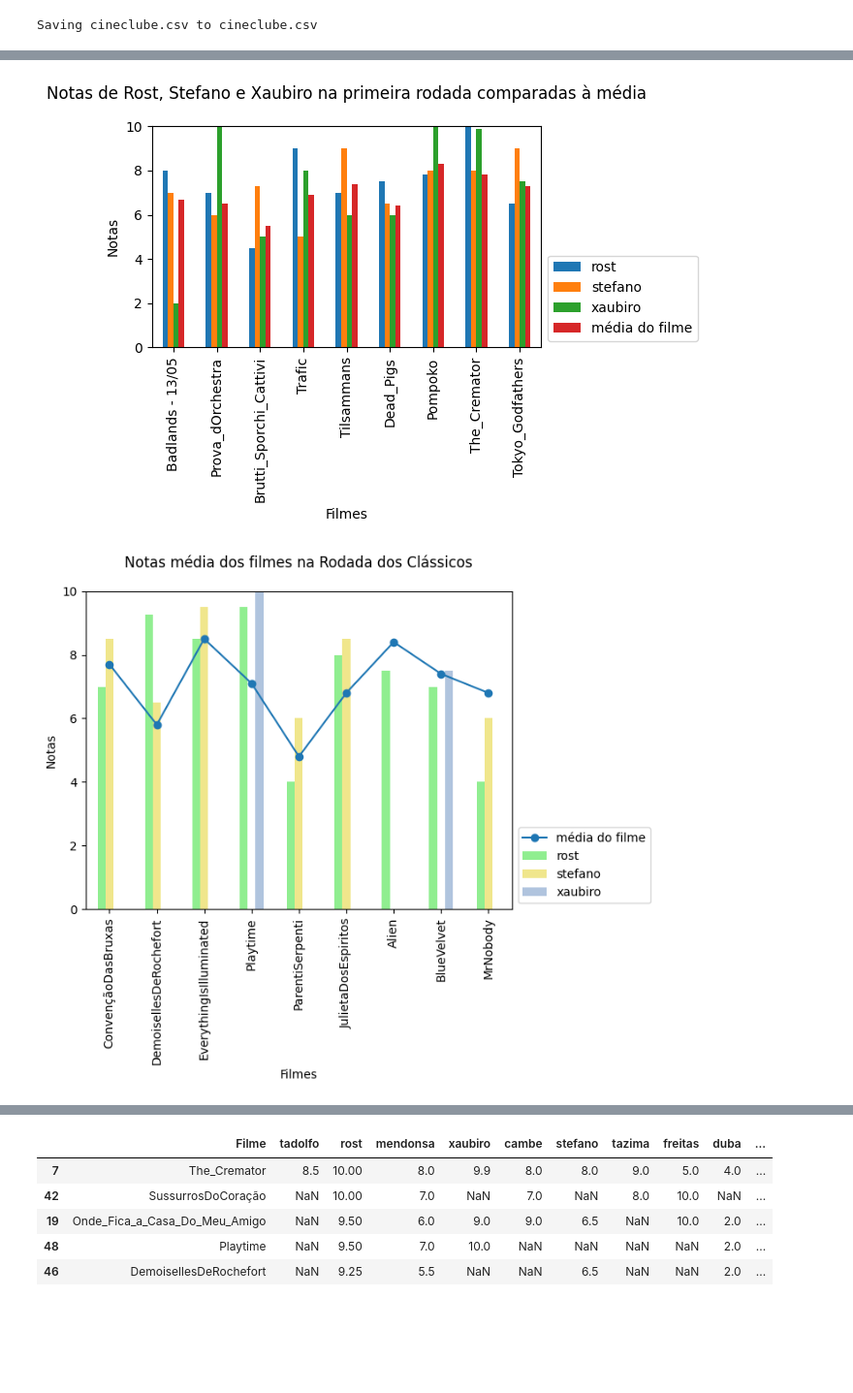
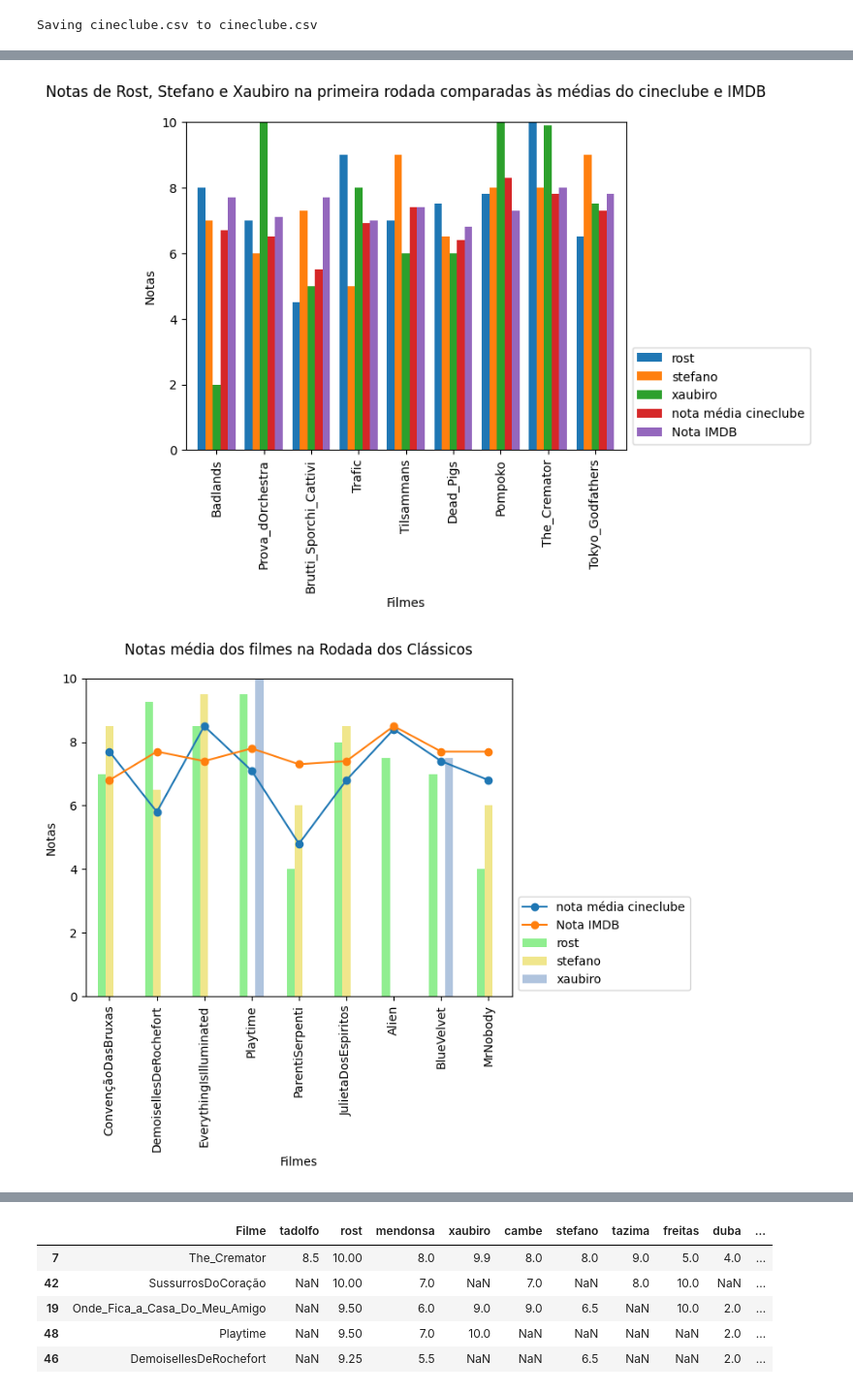
Before and after one commit to feliperost/cineclube, a Jupyter notebook: Cineclube_teste.ipynb, the cells around one changed output, grey strips where cells are left out. Shown: that part at 97% size. Drawn from its saved outputs; the diff is of its cells as text; code cells hidden in the pictures; blank space fills up the shorter version.

```diff
--- a/Cineclube_teste.ipynb
+++ b/Cineclube_teste.ipynb
@@ -87,8 +82,10 @@ plt.show()
 # %%
 df_sliced = df[:9]
 
-df_sliced.plot.bar(x="Filme", y=["rost", "stefano", "xaubiro", "média do filme"])
-plt.title("Notas de Rost, Stefano e Xaubiro na primeira rodada comparadas à média", pad=20)
+bar_width = 0.8
+df_sliced.plot.bar(x="Filme", y=["rost", "stefano", "xaubiro", "nota média cineclube", "Nota IMDB"], width=bar_width)
+
+plt.title("Notas de Rost, Stefano e Xaubiro na primeira rodada comparadas às médias do cineclube e IMDB", pad=20)
 plt.xlabel("Filmes")
 plt.ylabel("Notas")
 plt.xticks(rotation=90) # rotaciona a descrição do eixo x, para melhor visualização
@@ -96,32 +93,32 @@ plt.ylim(0, 10) # configura o eixo y para mostrar valores de 0 a 10 (range poss
 plt.xticks(range(len(df_sliced)), df_sliced["Filme"])
 plt.legend(loc='lower left', bbox_to_anchor=(1, 0)) # ajustando a posição da legenda para fora do gráfico
 
-plt.tight_layout()
+# plt.tight_layout()
 plt.show()
 # %% [output]
-[figure, old version]
+[figure, new version]
 # %%
 # delimitando o intervalo de filmes que constituiu a Rodada dos Clássicos,
 # em que cada membro do clube indicou um de seus filmes favoritos
 df_classicos = df[45:54]
 
 # criando um grafico de linha só com a média
-ax = df_classicos.plot(x="Filme", y=["média do filme"], marker="o")
+ax = df_classicos.plot(x="Filme", y=["nota média cineclube", "Nota IMDB"], marker="o")
 
 # aplicando grafico de barra para as notas, e o de linha para a média
 df_classicos.plot.bar(x="Filme", y=["rost", "stefano", "xaubiro"], ax=ax, color=['lightgreen', 'khaki', 'lightsteelblue'])
 
 # configurando o gráfico
 plt.title("Notas média dos filmes na Rodada dos Clássicos", pad=20)
 plt.xlabel("Filmes")
 plt.ylabel("Notas")
 plt.xticks(rotation=90) # rotaciona a descrição do eixo x
 plt.ylim(0, 10) # eixo y com valores de 0 a 10
 plt.legend(loc='lower left', bbox_to_anchor=(1, 0)) # posição da legenda
 
 plt.show()
 # %% [output]
-[figure, old version]
+[figure, new version]
 # %%
 from matplotlib.colors import ListedColormap
 
```
Also changed, not shown: parts of 9 cells of this notebook.
